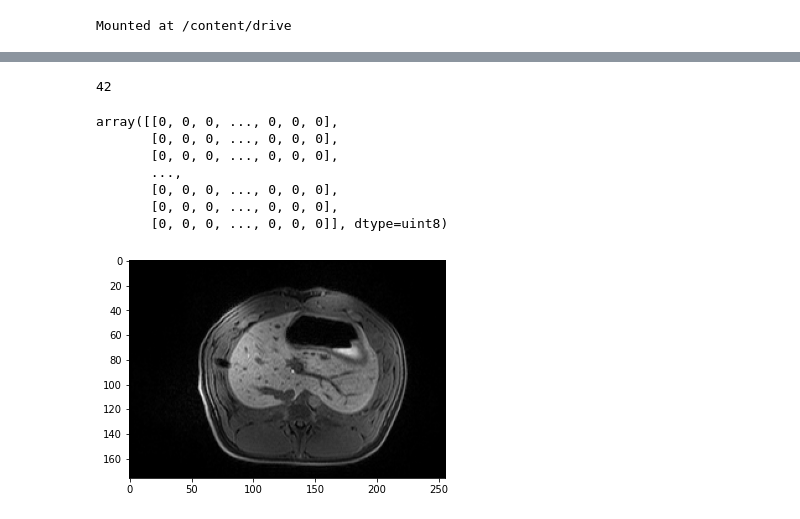
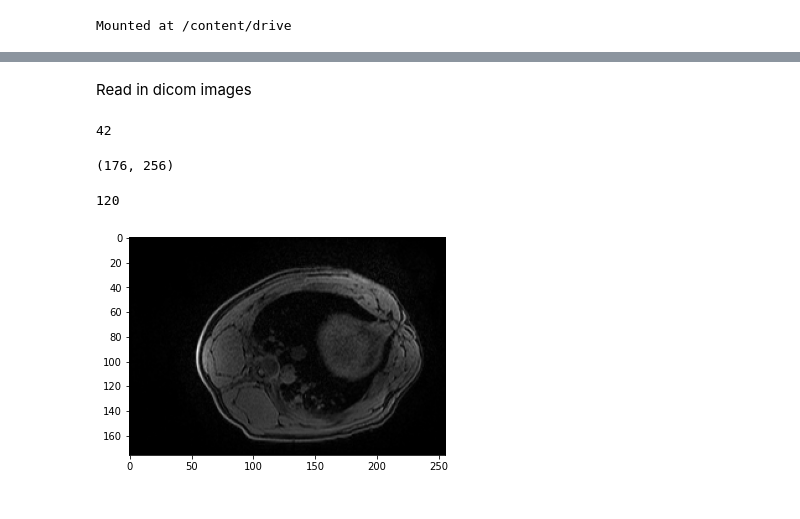
Before and after one commit to jkauf8/liver_segmentation, a Jupyter notebook: Deep_Learning_Liver_Segmentation.ipynb, the cells around one changed output, grey strips where cells are left out. Cells and saved outputs as stored; diff of their text form; code cells hidden in the pictures.

```diff
--- a/Deep_Learning_Liver_Segmentation.ipynb
+++ b/Deep_Learning_Liver_Segmentation.ipynb
@@ -27,6 +27,3 @@ from google.colab import drive
 drive.mount('/content/drive')
 # %% [output]
 Mounted at /content/drive
-# %%
-test_load = nib.load('/content/drive/My Drive/Radiology Research/masks/gt_13-0121_modified.nii').get_fdata()
-test_load.shape # third dimension is slice number
@@ -41,8 +32,9 @@ plt.show()
 # %%
 directory = '/content/drive/My Drive/Radiology Research/masks'
 masks=[]
-for filename in os.listdir(directory):
-    file=os.path.join(directory, filename)
+for filename in sorted(os.listdir(directory)):
+  for files in sorted((os.listdir(os.path.join(directory, filename)))):
+    file=os.path.join(directory, filename, files)
     image=nib.load(file).get_fdata()
     scaled_image = np.rot90(np.fliplr(np.uint8(image)))
     masks.append(scaled_image)
@@ -59,35 +49,36 @@ len(masks)
+# %% [markdown]
+Read in dicom images
 # %%
 images=[]
 final_images=[]
 directory2 = '/content/drive/My Drive/Radiology Research/images'
-for filename in os.listdir(directory2):
-  for files in os.listdir(os.path.join(directory2, filename)):
-    for image in os.listdir(os.path.join(directory2,filename,files)):
+for filename in sorted(os.listdir(directory2)):
+  for files in sorted(int(i) for i in (os.listdir(os.path.join(directory2, filename)))):
+    for image in sorted(os.listdir(os.path.join(directory2,filename,str(files))),reverse=True):
       if image.endswith('.dcm'):
-          ds = dicom.dcmread(os.path.join(directory2, filename, files, image))
+          ds = dicom.dcmread(os.path.join(directory2, filename, str(files), image))
           image=ds.pixel_array.astype(float)
           scaled_image = (np.maximum(image, 0) / image.max()) * 255.0
           scaled_image = np.uint8(scaled_image)
           #final_image = Image.fromarray(scaled_image)
           images.append(scaled_image)
     final_images.append(images)
+    images=[]
 # %%
 len(final_images)
 # %% [output]
 42
 # %%
-final_images[1][1]
+final_images[1][1].shape
 # %% [output]
-array([[0, 0, 0, ..., 0, 0, 0],
-       [0, 0, 0, ..., 0, 0, 0],
-       [0, 0, 0, ..., 0, 0, 0],
-       ...,
-       [0, 0, 0, ..., 0, 0, 0],
-       [0, 0, 0, ..., 0, 0, 0],
-       [0, 0, 0, ..., 0, 0, 0]], dtype=uint8)
+(176, 256)
+# %%
+len(final_images[0])
+# %% [output]
+120
 # %%
-test = final_images[1][50] #second index is slice number
+test = final_images[0][100] #second index is slice number
 plt.imshow(test, cmap="gray")
 plt.show()
 # %% [output]
-[figure, old version]
+[figure, new version]
```
Also changed, not shown: parts of 8 cells of this notebook.
